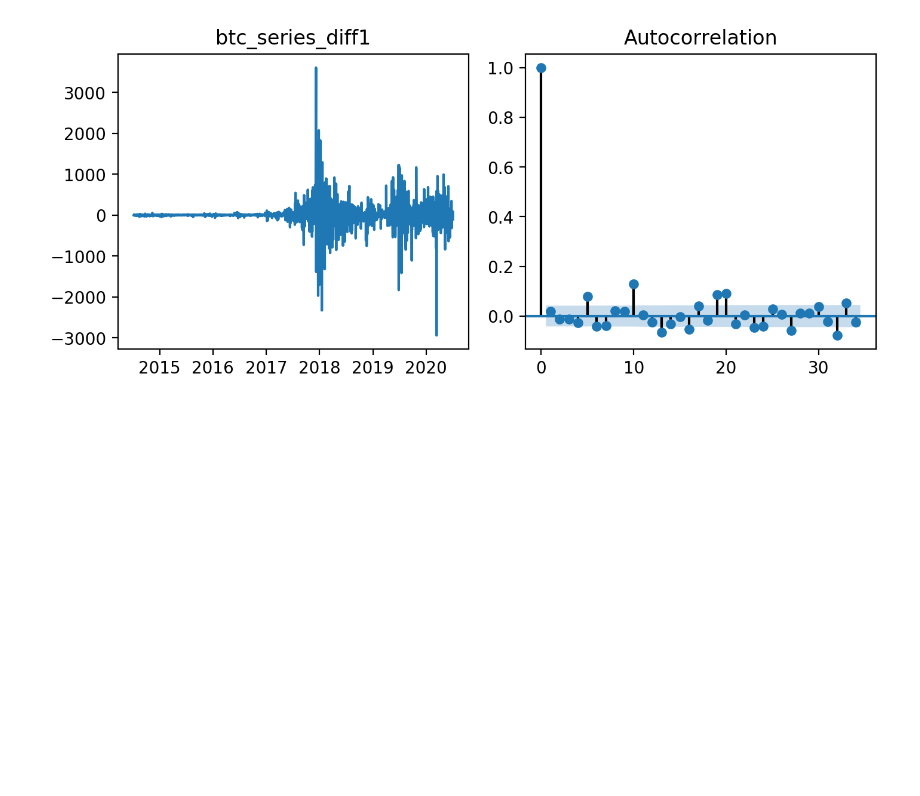
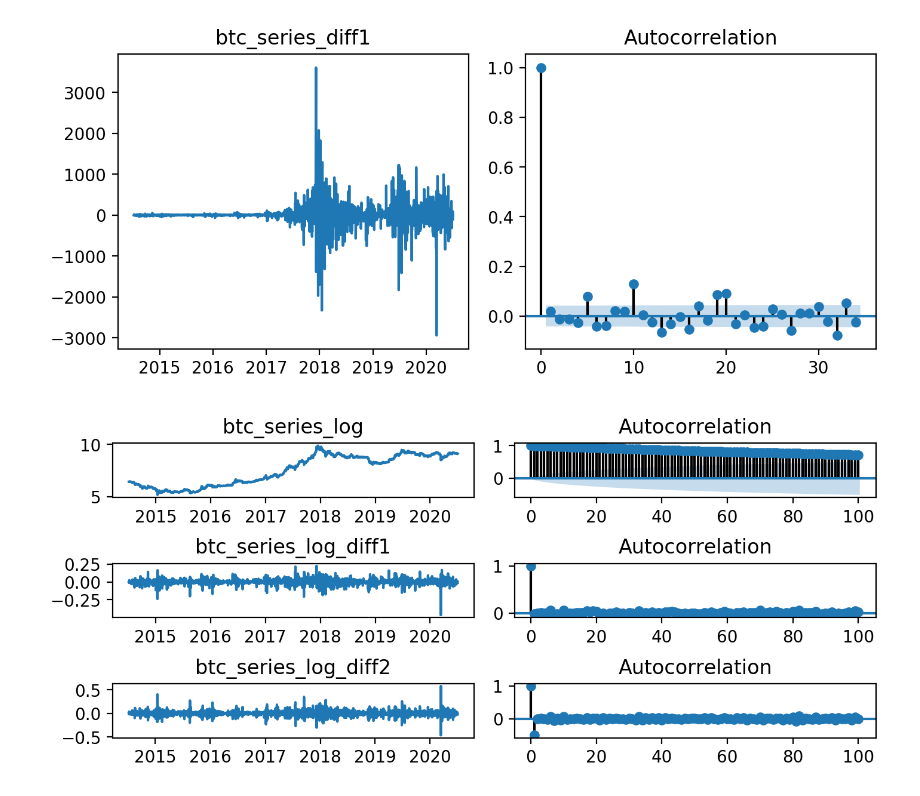
Before and after one commit to jochenmadler/BA_TimeSeriesAnalysis, a Jupyter notebook: ARIMA.ipynb, the cells around one changed output. Drawn from its saved outputs; the diff is of its cells as text; code cells hidden in the pictures; blank space fills up the shorter version.

```diff
--- a/ARIMA.ipynb
+++ b/ARIMA.ipynb
@@ -55,3 +55,20 @@ axes[0].plot(btc_series.diff().dropna()); axes[0].set_title('btc_series_diff1')
 plot_acf(btc_series.diff().dropna(), ax=axes[1])
 # %% [output]
 [figure]
+# %%
+btc_log = np.log(btc_series)
+
+#Original series
+fig, axes = plt.subplots(3,2)
+axes[0,0].plot(btc_log); axes[0,0].set_title('btc_series_log')
+plot_acf(btc_series, ax=axes[0,1], lags=100)
+
+#1st difference
+axes[1,0].plot(btc_log.diff().dropna()); axes[1,0].set_title('btc_series_log_diff1')
+plot_acf((btc_log.diff().dropna()), ax=axes[1,1], lags=100)
+
+#2nd difference
+axes[2,0].plot(btc_log.diff().diff().dropna()); axes[2,0].set_title('btc_series_log_diff2')
+plot_acf(btc_log.diff().diff().dropna(), ax=axes[2,1], lags=100)
+# %% [output]
+[figure, added]
```
Also changed, not shown: parts of 4 cells of this notebook.
